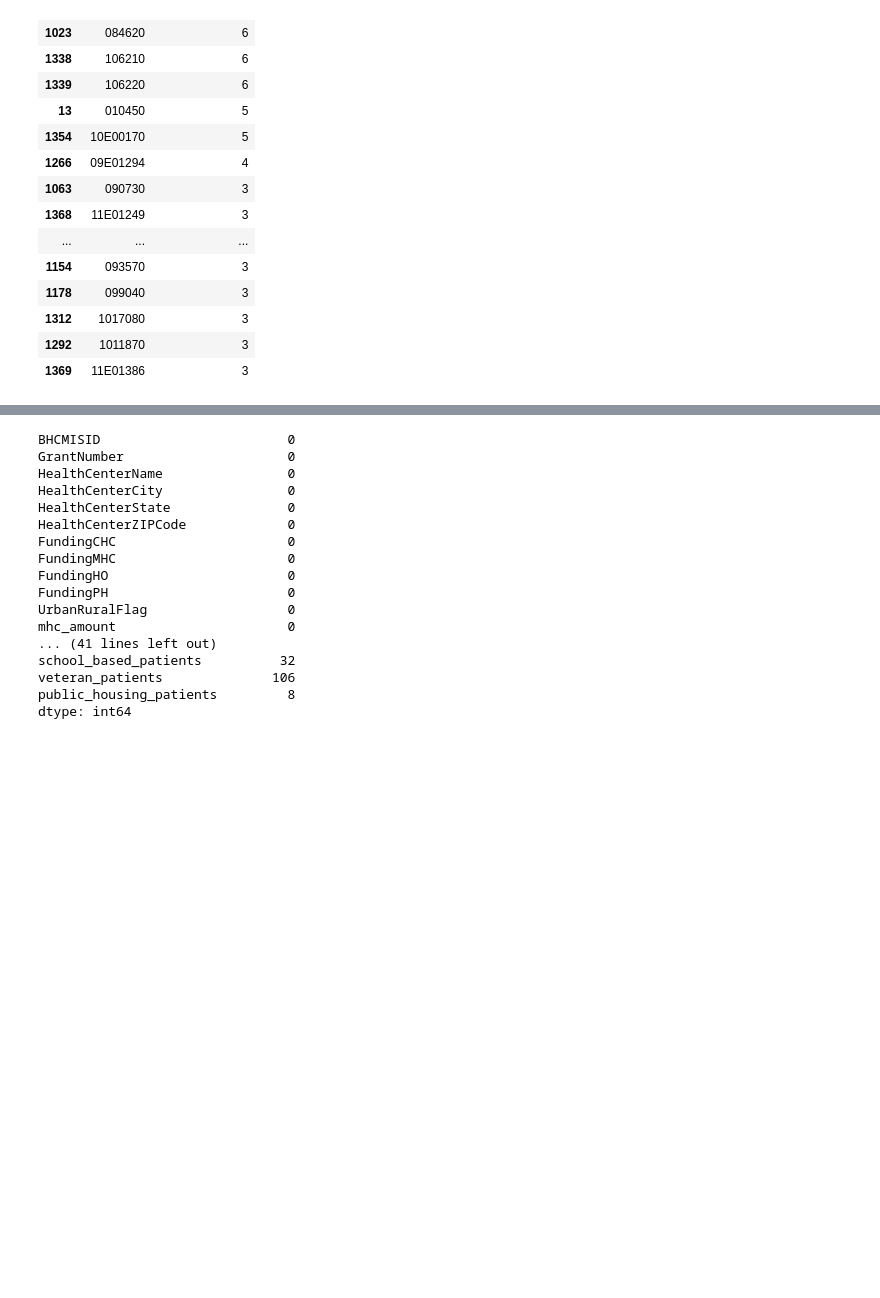
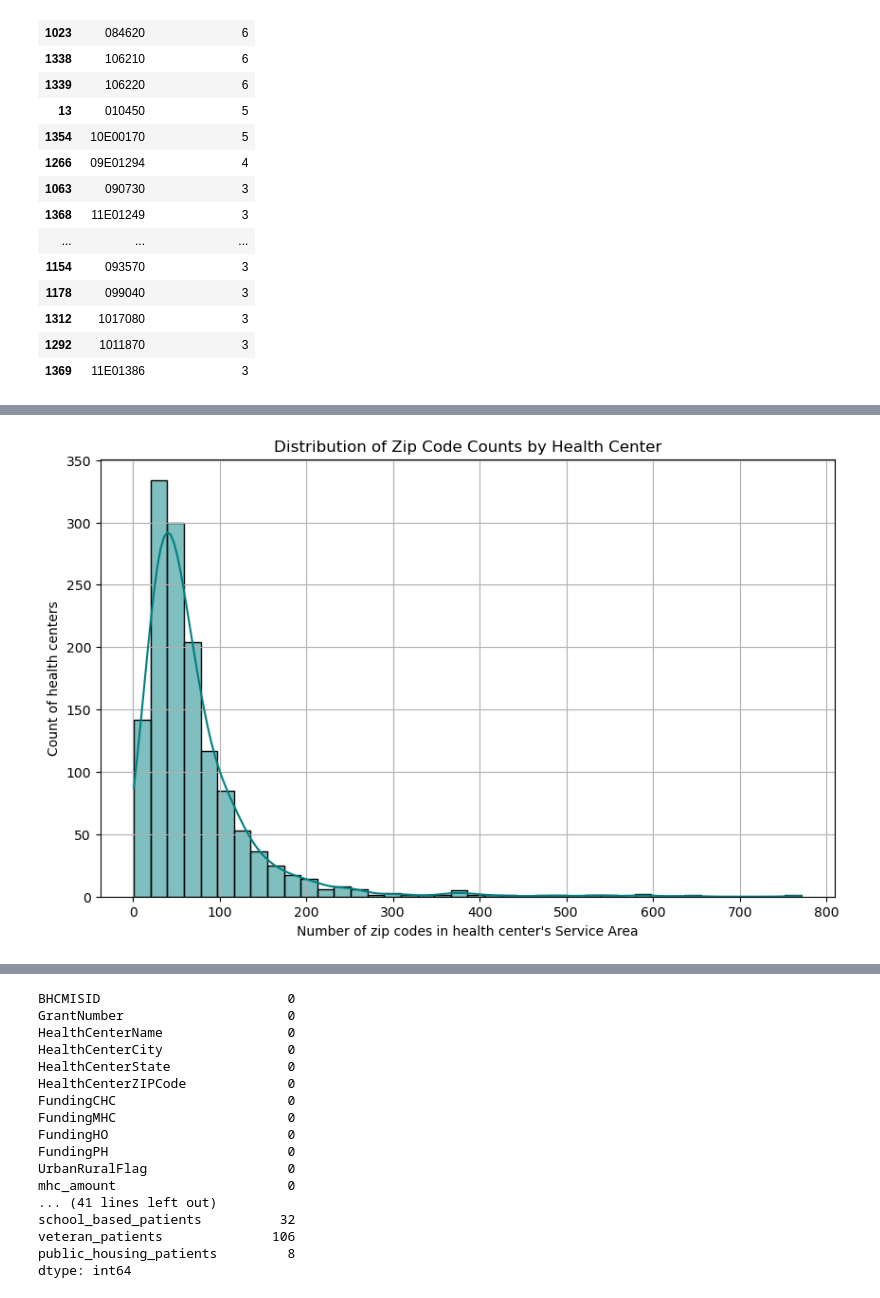
Before and after one commit to dezertdweller/capstone-project-fqhc-model, a Jupyter notebook: data-wrangling.ipynb, the cells around one changed output, grey strips where cells are left out. Saved outputs shown, nothing was run; the diff lists cells and outputs as text; code cells hidden in the pictures; blank space fills up the shorter version.

```diff
--- a/data-wrangling.ipynb
+++ b/data-wrangling.ipynb
@@ -112,0 +122,3 @@ I also want to look at which rows represent an unknown zip code but patients wer
+# %%
+service_area_modified = service_area[~total_patients_zero]
+service_area_modified.head()
@@ -133,0 +153,3 @@ array(['ZipCode', 'Unknown Residence', 'Other ZIP Codes'], dtype=object)
+# %%
+service_area_patients_count = service_area_modified.groupby('BHCMISID').agg({'ZipCode':'count', 'TotalNumberofPatients':'sum'})
+service_area_patients_count.sort_values('ZipCode', ascending=False)
@@ -133,0 +171,11 @@ array(['ZipCode', 'Unknown Residence', 'Other ZIP Codes'], dtype=object)
+# %%
+# create a histogram that shows the distribution of health center zip code counts
+plt.figure(figsize=(10, 6))
+sns.histplot(data=service_area_patients_count, x='ZipCode', bins=40, color='teal', kde=True)
+plt.title('Distribution of Zip Code Counts by Health Center')
+plt.xlabel("Number of zip codes in health center's Service Area")
+plt.ylabel('Count of health centers')
+plt.grid(True)
+plt.show()
+# %% [output]
+[figure, added]
```
Also changed, not shown: parts of 26 cells of this notebook.
